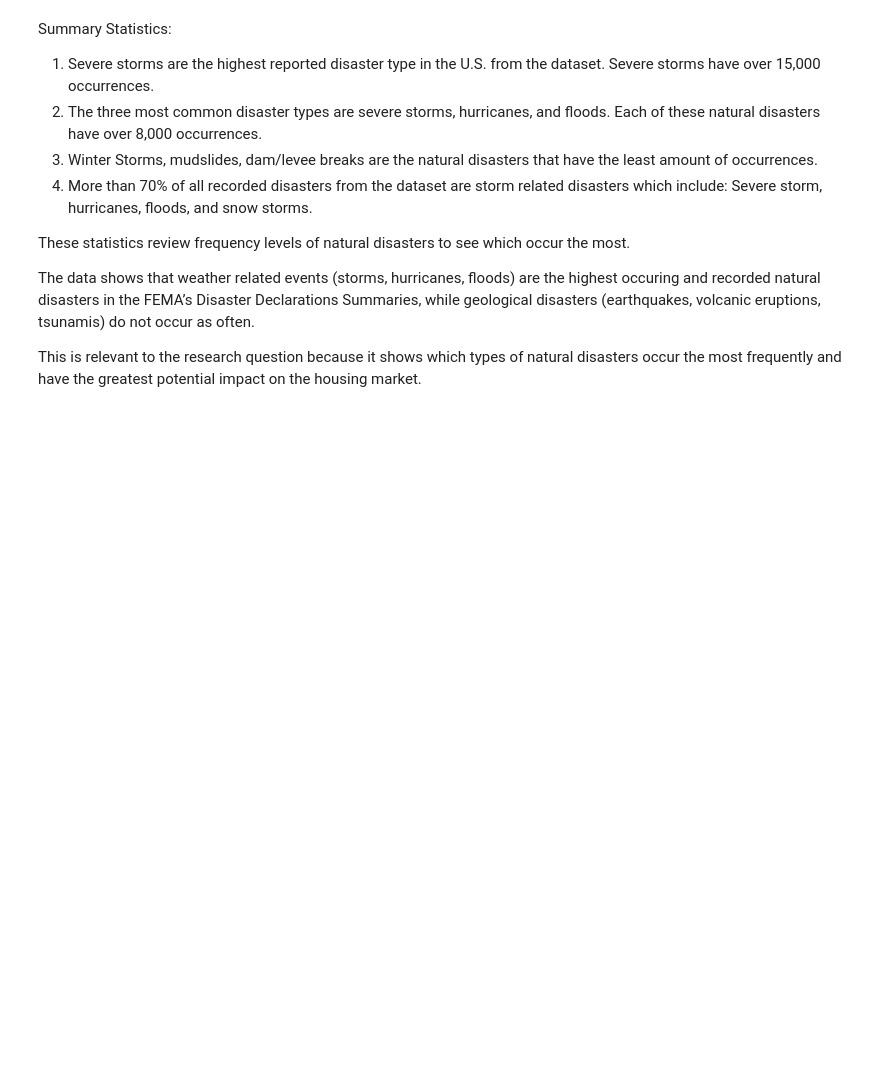
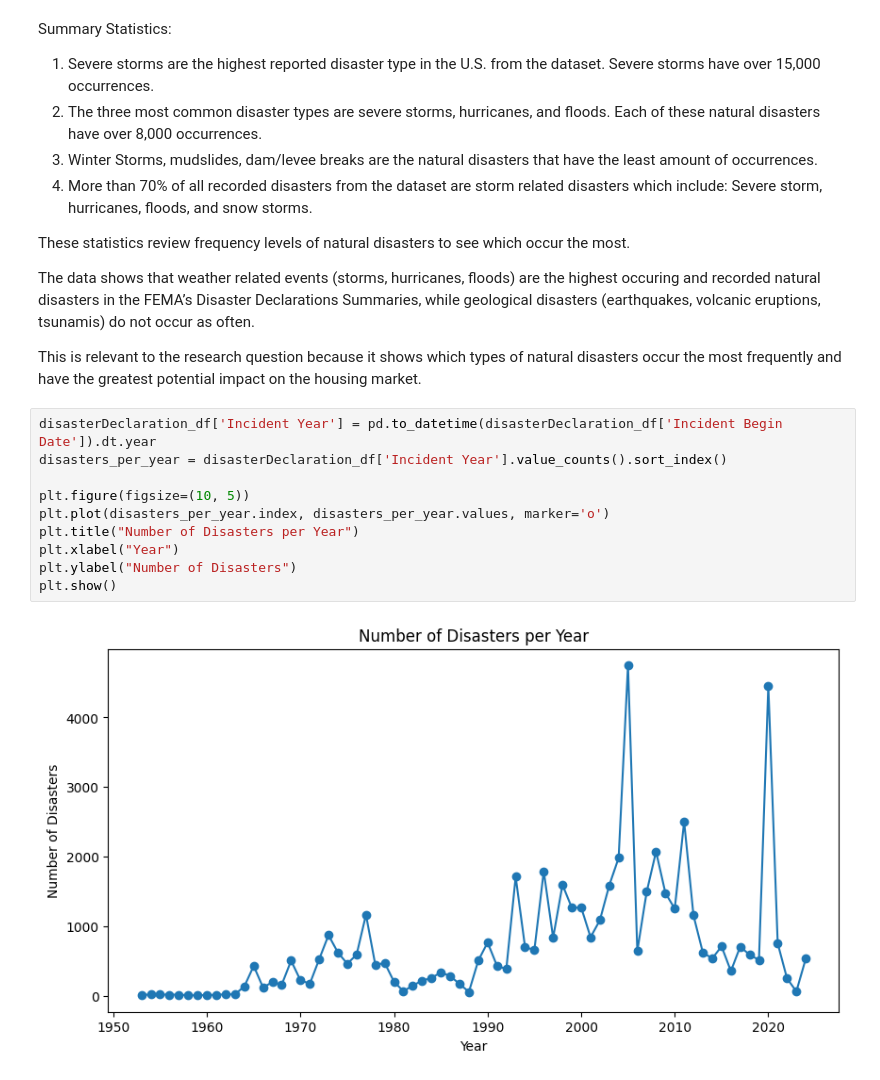
Before and after one commit to sofiadellarosa/FinalProjectDS, a Jupyter notebook: DSproject.ipynb, the cells around one changed output. Cells and saved outputs as stored; diff of their text form; blank space fills up the shorter version.

```diff
--- a/DSproject.ipynb
+++ b/DSproject.ipynb
@@ -319,3 +386,15 @@ These statistics review frequency levels of natural disasters to see which occur
 The data shows that weather related events (storms, hurricanes, floods) are the highest occuring and recorded natural disasters in the FEMA’s Disaster Declarations Summaries, while geological disasters (earthquakes, volcanic eruptions, tsunamis) do not occur as often.
 
 This is relevant to the research question because it shows which types of natural disasters occur the most frequently and have the greatest potential impact on the housing market.
+# %%
+disasterDeclaration_df['Incident Year'] = pd.to_datetime(disasterDeclaration_df['Incident Begin Date']).dt.year
+disasters_per_year = disasterDeclaration_df['Incident Year'].value_counts().sort_index()
+
+plt.figure(figsize=(10, 5))
+plt.plot(disasters_per_year.index, disasters_per_year.values, marker='o')
+plt.title("Number of Disasters per Year")
+plt.xlabel("Year")
+plt.ylabel("Number of Disasters")
+plt.show()
+# %% [output]
+[figure, added]
```
Also changed, not shown: parts of 14 cells of this notebook.
